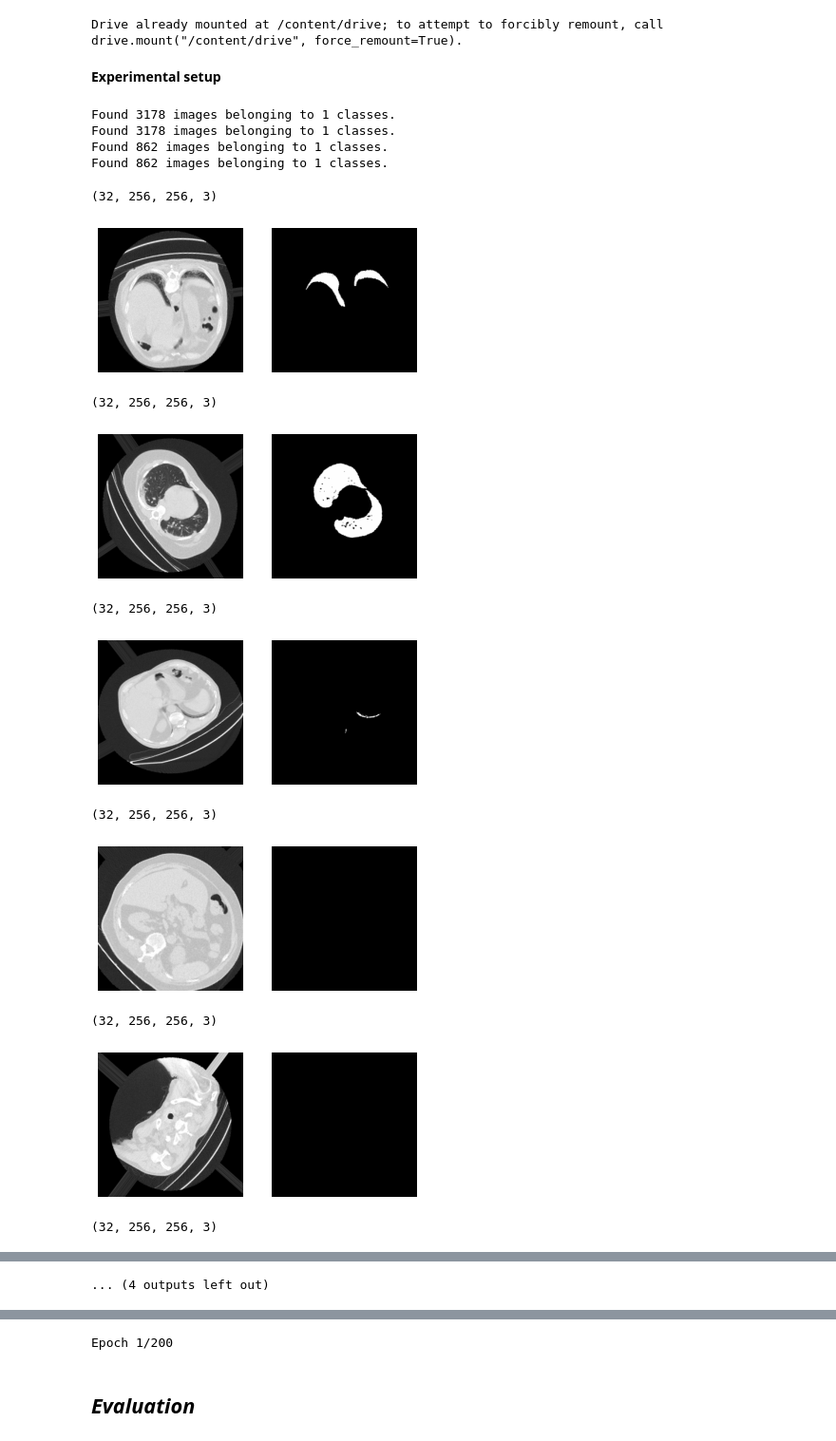
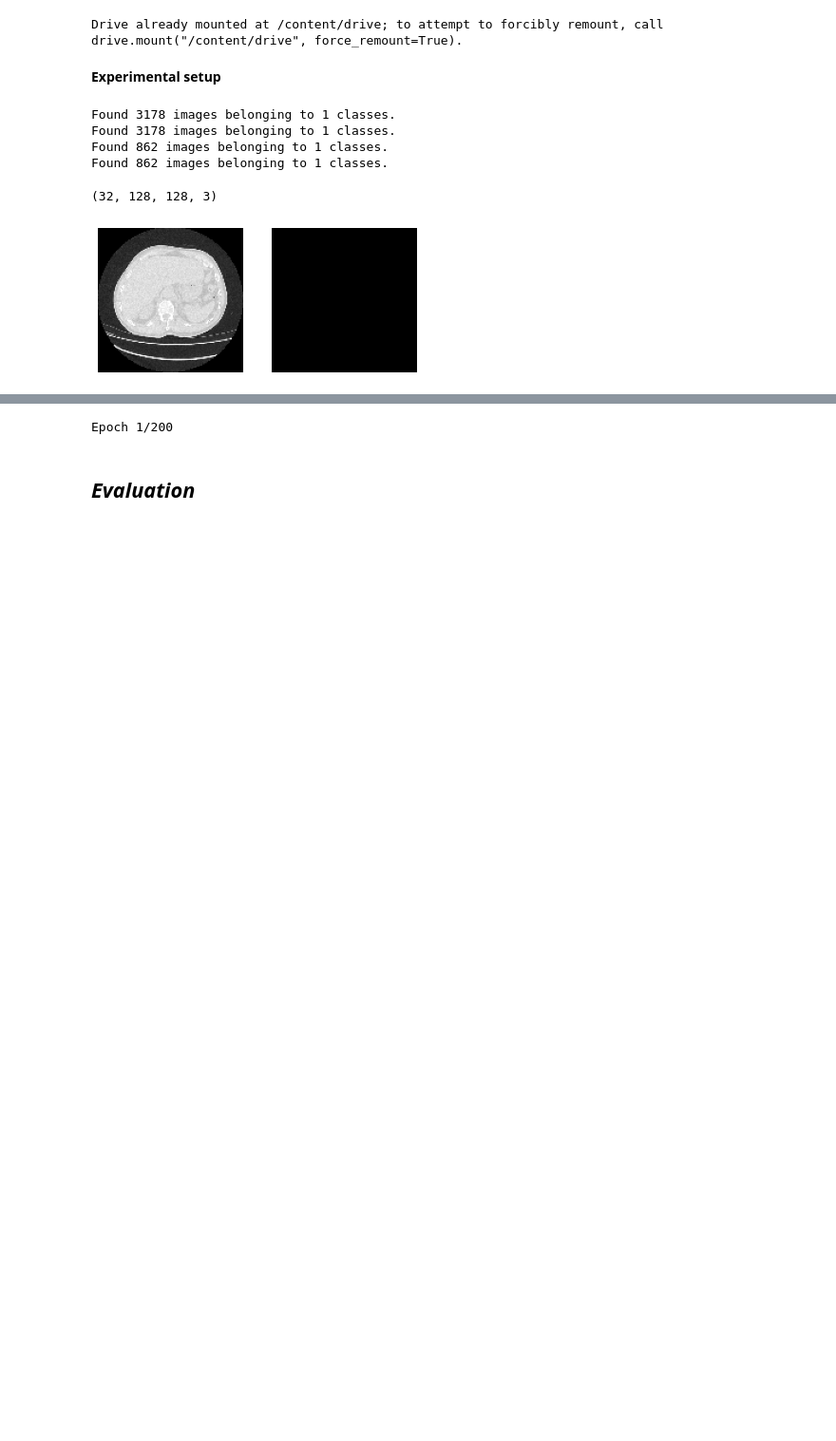
Before and after one commit to andres87sg/LungCT, a Jupyter notebook: LungSegm.ipynb, the cells around one changed output, grey strips where cells are left out. Shown at 95% size. Saved outputs shown, nothing was run; the diff lists cells and outputs as text; code cells hidden in the pictures; blank space fills up the shorter version.

```diff
--- a/LungSegm.ipynb
+++ b/LungSegm.ipynb
@@ -26,8 +26,8 @@ Drive already mounted at /content/drive; to attempt to forcibly remount, call dr
 # %% [markdown]
 **Experimental setup**
 # %%
-experiment_name = 'Experimento1'
-scale_factor = 2
+experiment_name = 'Experimento2'
+scale_factor = 4
 filters = 16
 image_size = 512
 # %%
@@ -41,14 +41,14 @@ target_size=(image_size//scale_factor, image_size//scale_factor)
 
 image_datagen = ImageDataGenerator(
                                   rescale=1./255,
-                                  rotation_range=60,
-                                  fill_mode='nearest',
-                                  zoom_range=0.2,
-                                  width_shift_range=0.01,
-                                  height_shift_range=0.01,
-                                  horizontal_flip=False,
-                                  vertical_flip=True,
-                                  channel_shift_range=0.1,
+                                  #rotation_range=60,
+                                  #fill_mode='nearest',
+                                  #zoom_range=0.2,
+                                  #width_shift_range=0.01,
+                                  #height_shift_range=0.01,
+                                  #horizontal_flip=False,
+                                  #vertical_flip=True,
+                                  #channel_shift_range=0.1,
                                   )
 
 # mask_datagen = ImageDataGenerator(rescale=1./255)
@@ -58,17 +58,17 @@ mask_datagen_val = ImageDataGenerator(rescale=1./255)
 
 image_generator = image_datagen.flow_from_directory(
     input_dir,
-    class_mode=None, target_size=target_size,
+    class_mode=None, target_size=target_size,  batch_size=32,
     seed=1)
 
 mask_generator = image_datagen.flow_from_directory(
     mask_dir,
-    class_mode=None, target_size=target_size,
+    class_mode=None, target_size=target_size, batch_size=32,
     seed=1)
 
 image_generator_val = image_datagen_val.flow_from_directory(
     val_dir,
-    class_mode=None, target_size=target_size,
+    class_mode=None, target_size=target_size, batch_size=32,
     seed=1)
 
 mask_generator_val = mask_datagen_val.flow_from_directory(
@@ -89,28 +89,19 @@ Found 3178 images belonging to 1 classes.
 Found 862 images belonging to 1 classes.
 Found 862 images belonging to 1 classes.
 # %%
-for _ in range(8):
+for _ in range(1):
     img = image_generator.next()
     mask = mask_generator.next()
 
     print(img.shape)
     plt.figure(1)
     plt.subplot(1,2,1)
     plt.axis('off')
     plt.imshow(img[0])
     plt.subplot(1,2,2)
     plt.imshow(mask[0])
     plt.axis('off')
     plt.show()
 # %% [output]
-(32, 256, 256, 3)
+(32, 128, 128, 3)
-[figure, old version]
+[figure, new version]
-(32, 256, 256, 3)
-[figure, removed]
-(32, 256, 256, 3)
-[figure, removed]
-(32, 256, 256, 3)
-[figure, removed]
-(32, 256, 256, 3)
-[figure, removed]
-(32, 256, 256, 3)
@@ -118,4 +108,3 @@ for _ in range(8):
-... (4 outputs left out)
 # %%
 def conv_block(tensor, nfilters, size=3, padding='same', initializer="he_normal"):
     x = Conv2D(filters=nfilters, kernel_size=(size, size), padding=padding, kernel_initializer=initializer)(tensor)
```
Also changed, not shown: parts of 5 cells of this notebook.
